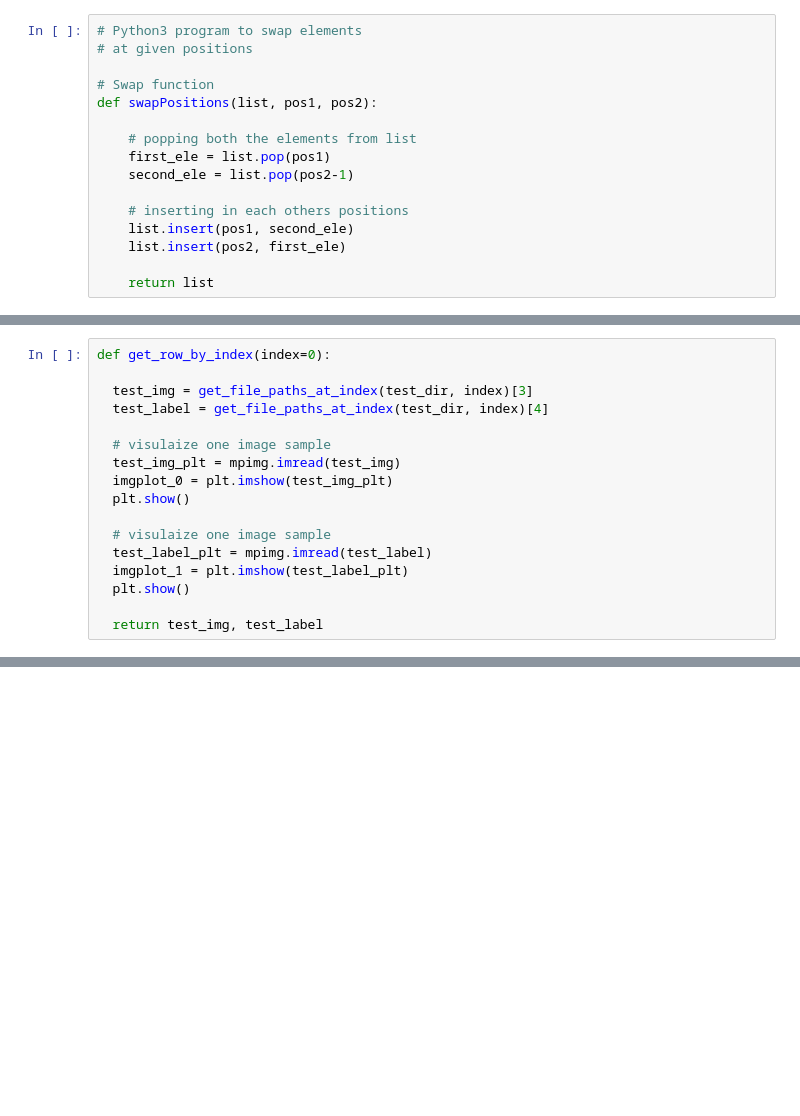
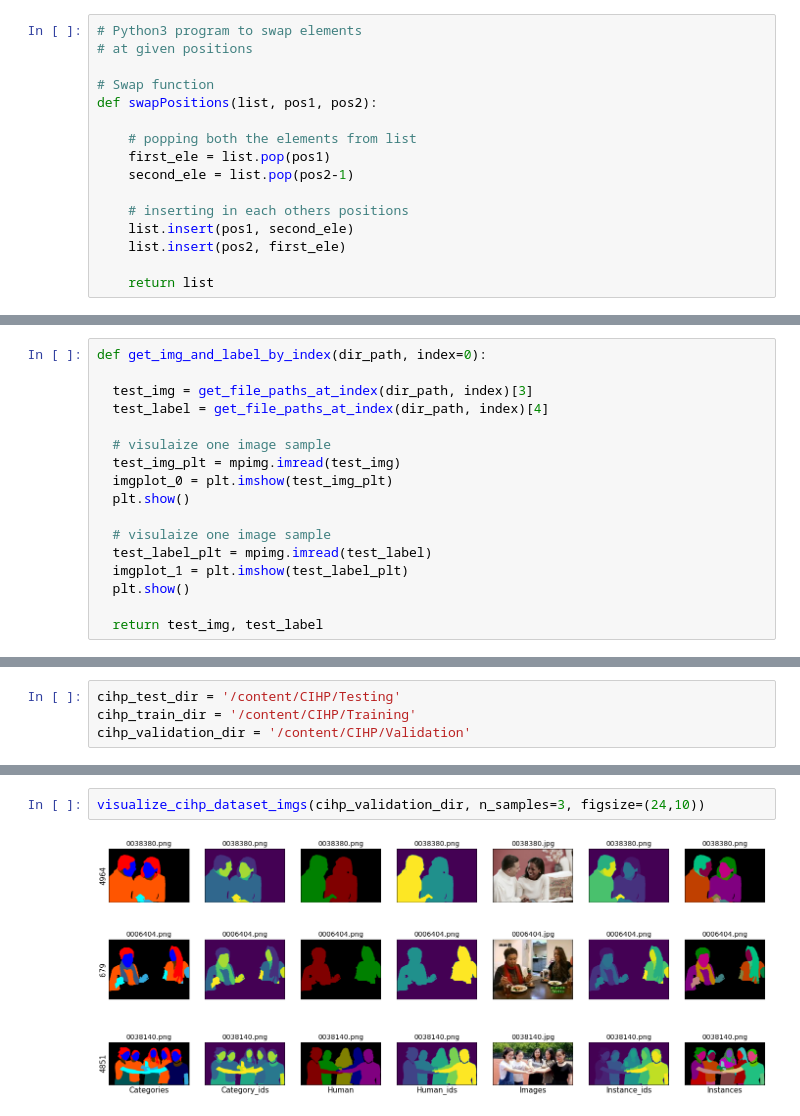
Before and after one commit to Junaidhassan99/FYP, a Jupyter notebook: fyp_01_junaid.ipynb, the cells around one changed output, grey strips where cells are left out. Saved outputs shown, nothing was run; the diff lists cells and outputs as text; blank space fills up the shorter version.

```diff
--- a/fyp_01_junaid.ipynb
+++ b/fyp_01_junaid.ipynb
@@ -262,8 +297,8 @@ visualize_dataset_imgs(test_dir, 2032, 3, (20, 12))
 # %%
-def get_row_by_index(index=0):
+def get_img_and_label_by_index(dir_path, index=0):
 
-  test_img = get_file_paths_at_index(test_dir, index)[3]
-  test_label = get_file_paths_at_index(test_dir, index)[4]
+  test_img = get_file_paths_at_index(dir_path, index)[3]
+  test_label = get_file_paths_at_index(dir_path, index)[4]
 
   # visulaize one image sample
   test_img_plt = mpimg.imread(test_img)
@@ -287,0 +432,4 @@ img, label
+# %%
+cihp_test_dir = '/content/CIHP/Testing'
+cihp_train_dir = '/content/CIHP/Training'
+cihp_validation_dir = '/content/CIHP/Validation'
@@ -287,0 +529,4 @@ img, label
+# %%
+visualize_cihp_dataset_imgs(cihp_validation_dir, n_samples=3, figsize=(24,10))
+# %% [output]
+[figure, added]
```
Also changed, not shown: parts of 27 cells of this notebook.
